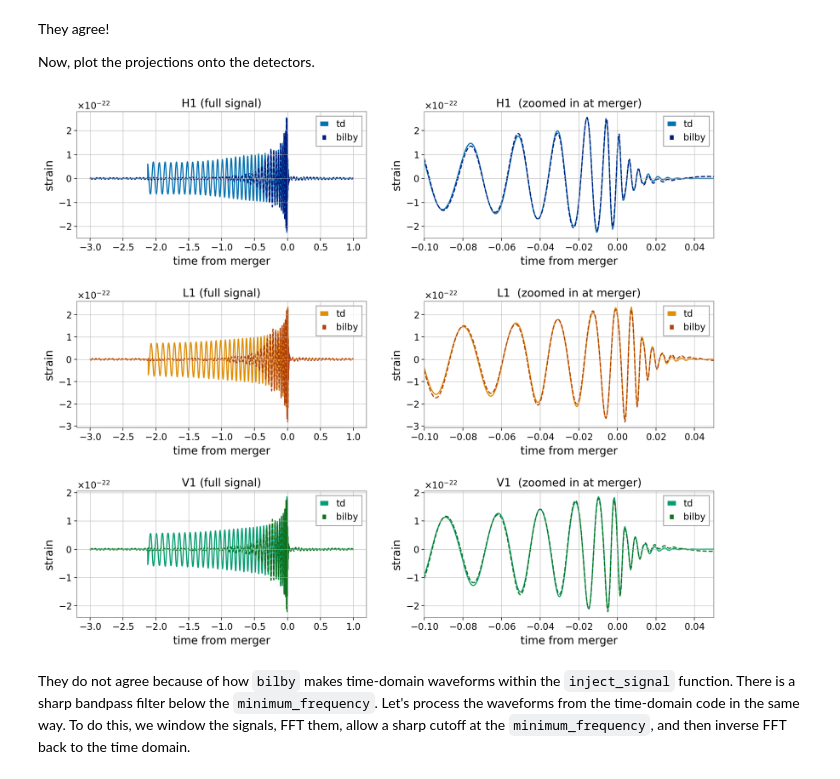
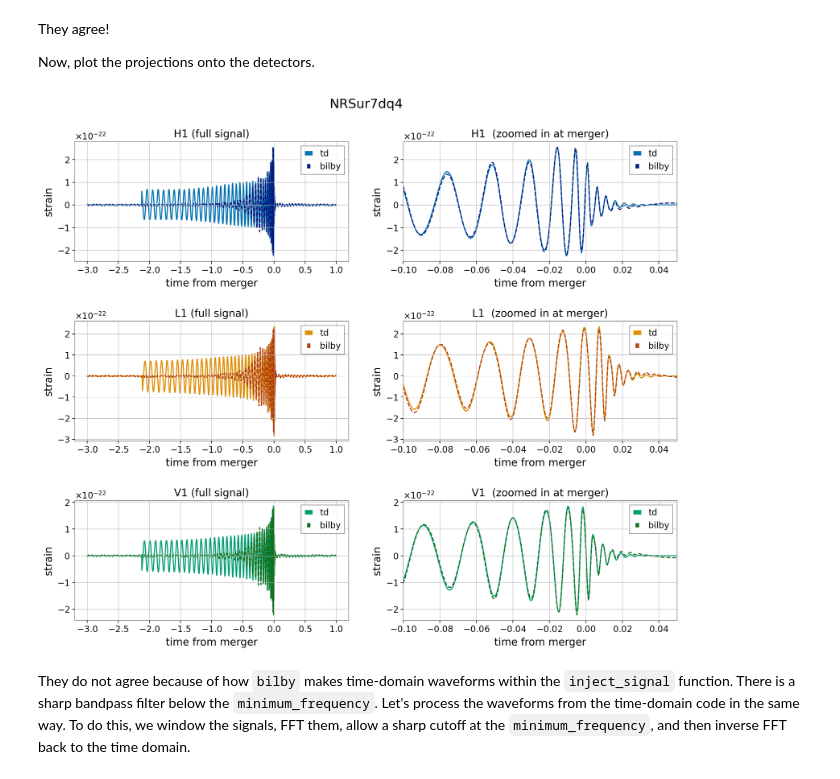
Before and after one commit to simonajmiller/tdinf, a Jupyter notebook: review/waveform_generation_comparison.ipynb, the cells around one changed output. Cells and saved outputs as stored; diff of their text form; code cells hidden in the pictures.

```diff
--- a/review/waveform_generation_comparison.ipynb
+++ b/review/waveform_generation_comparison.ipynb
@@ -232,29 +232,30 @@ Now, plot the projections onto the detectors.
 # %%
 fig, axes = plt.subplots(nrows=3, ncols=2, figsize=(15,12))
 
 for i, ifo in enumerate(ifos):
 
     for ax in axes[i]:
 
         # td
         ax.plot(time_dict[ifo] - injection['geocenter_time'], h_ifos_td[ifo], color=cmap1[i], label='td')
 
         # bilby
         ax.plot(ifo_list_bilby[i].time_array -injection['geocenter_time'] , ifo_list_bilby[i].time_domain_strain, color=cmap2[i], ls='--', label='bilby')
 
         ax.set_xlabel('time from merger')
         ax.set_ylabel('strain')
         ax.legend()
 
     axes[i][0].set_title(ifo+' (full signal)')
     axes[i][1].set_title(ifo+'  (zoomed in at merger)')
 
     axes[i][1].set_xlim(-0.1, 0.05)
 
 plt.subplots_adjust(hspace=0.5)
+plt.suptitle('NRSur7dq4', y=0.95, fontsize=18)
 plt.show()
 # %% [output]
-[figure, old version]
+[figure, new version]
 # %% [markdown]
 They do not agree because of how `bilby` makes time-domain waveforms within the `inject_signal` function. There is a sharp bandpass filter below the `minimum_frequency`. Let's process the waveforms from the time-domain code in the same way. To do this, we window the signals, FFT them, allow a sharp cutoff at the `minimum_frequency`, and then inverse FFT back to the time domain.
 # %%
```
Also changed, not shown: parts of 9 cells of this notebook.
